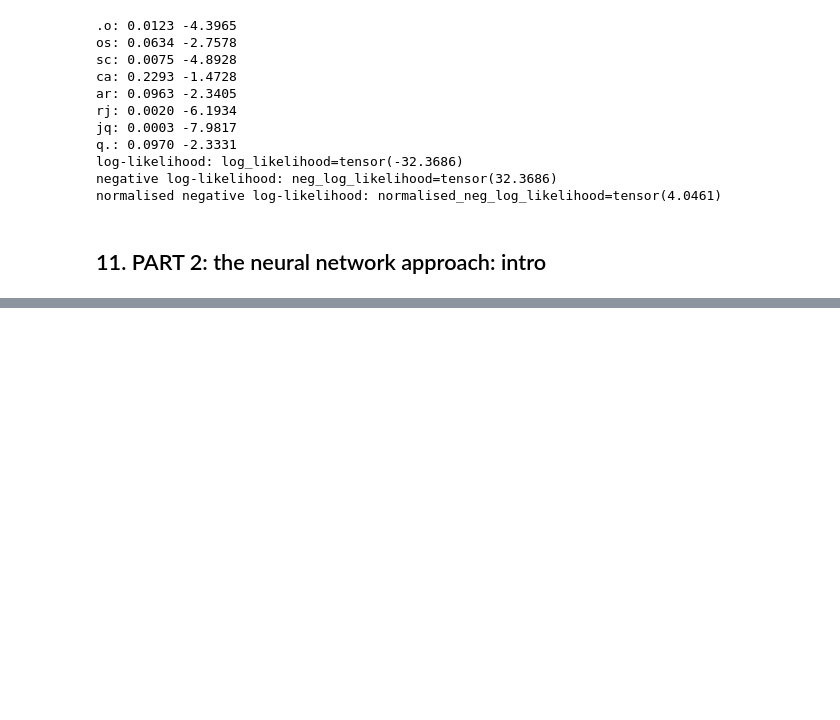
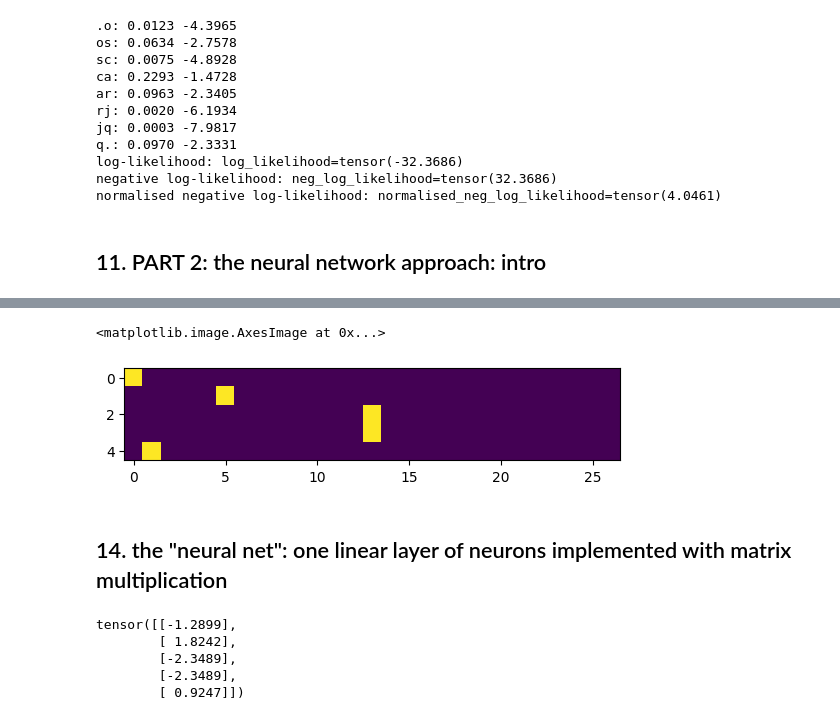
Before and after one commit to OscarBastardo/nn-zero-to-hero, a Jupyter notebook: building_makemore.ipynb, the cells around one changed output, grey strips where cells are left out. Saved outputs shown, nothing was run; the diff lists cells and outputs as text; code cells hidden in the pictures; blank space fills up the shorter version.

```diff
--- a/building_makemore.ipynb
+++ b/building_makemore.ipynb
@@ -424,0 +427,14 @@ normalised negative log-likelihood: normalised_neg_log_likelihood=tensor(4.0461)
+# %%
+xs, ys = [], [] # bigram (x, y)
+
+for w in words[:1]:
+    chars = ["."] + list(w) + ["."]
+    for c1, c2 in zip(chars, chars[1:]):
+        i1 = ctoi[c1]
+        i2 = ctoi[c2]
+        print(c1, c2)
+        xs.append(i1)
+        ys.append(i2)
+
+xs = torch.tensor(xs)
+ys = torch.tensor(ys)
@@ -424,0 +457,5 @@ normalised negative log-likelihood: normalised_neg_log_likelihood=tensor(4.0461)
+# %%
+import torch.nn.functional as F
+x_encoded = F.one_hot(xs, num_classes=27)
+x_encoded = x_encoded.float() # so that it can be fed into the neural network
+x_encoded
@@ -424,0 +473,16 @@ normalised negative log-likelihood: normalised_neg_log_likelihood=tensor(4.0461)
+# %%
+plt.imshow(x_encoded)
+# %% [output]
+<matplotlib.image.AxesImage at 0x...>
+[figure, added]
+# %% [markdown]
+## 14. the "neural net": one linear layer of neurons implemented with matrix multiplication
+# %%
+W = torch.randn((27, 1))
+x_encoded @ W
+# %% [output]
+tensor([[-1.2899],
+        [ 1.8242],
+        [-2.3489],
+        [-2.3489],
+        [ 0.9247]])
```
Also changed, not shown: parts of 11 cells of this notebook.
